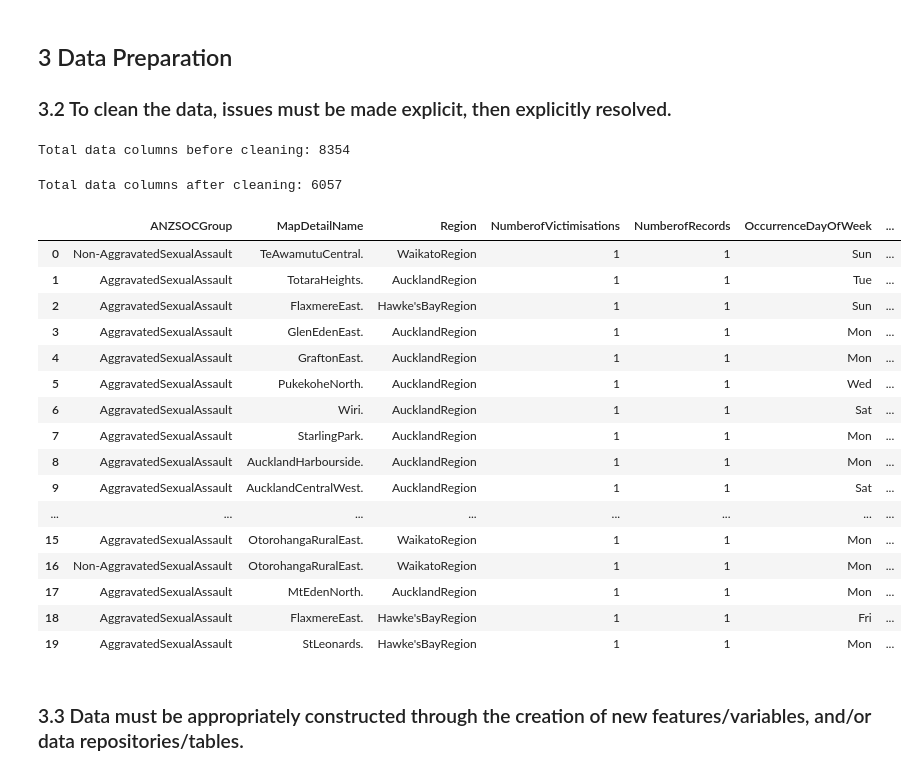
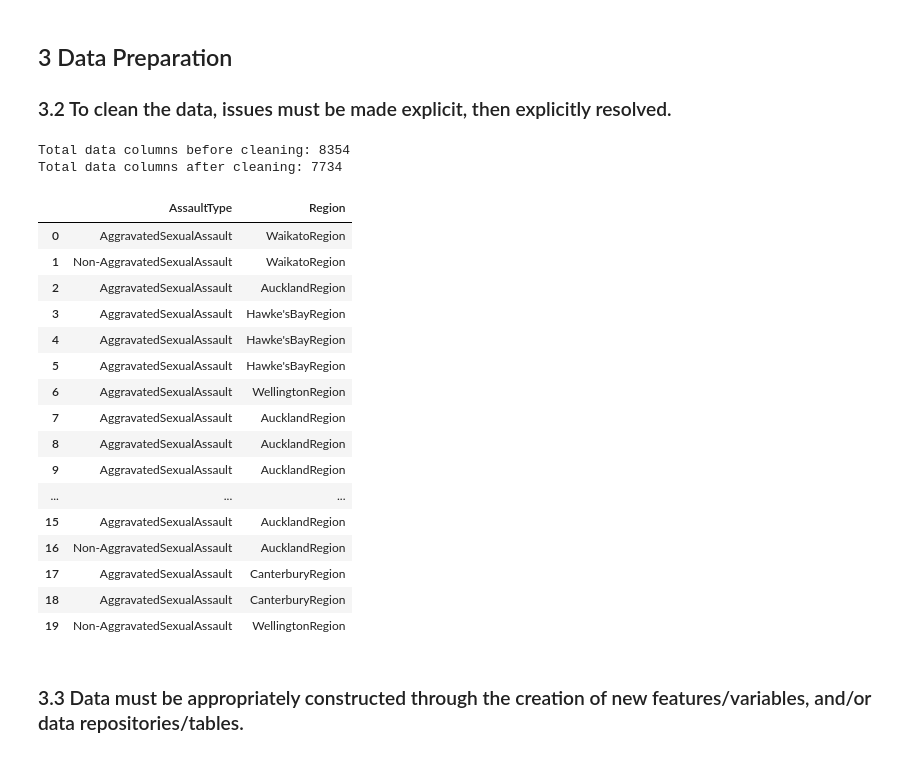
Before and after one commit to 129emma/DataMiningandBigData, a Jupyter notebook: Iteration 4.ipynb, the cells around one changed output. Drawn from its saved outputs; the diff is of its cells as text; code cells hidden in the pictures.

```diff
--- a/Iteration 4.ipynb
+++ b/Iteration 4.ipynb
@@ -74,40 +74,46 @@ Total of Non-AggravatedSexualAssault reports: 2155
 # %% [markdown]
 ## 3 Data  Preparation
 ### 3.2 To clean the data, issues must be made explicit, then explicitly resolved.
-# %%
-# Show orginal columns before cleaning
-print("Total data columns before cleaning:", dataFrame.count())
-# %% [output]
-Total data columns before cleaning: 8354
 # %%
 # Drop null values with their rows
 droppedTable = dataFrame.na.drop()
 # %%
+# Remove the columns that do not need
+dropList = ['MapDetailName','NumberofVictimisations','NumberofRecords','Weapon','OccurrenceDayOfWeek','YearMonth']
+
+newData = droppedTable.select([column for column in droppedTable.columns if column not in dropList])
+
 # Drop rows with UNKOWN occurrenceDayofWeek
-cleanTable = droppedTable.filter(~col('OccurrenceDayOfWeek').isin(['UNKNOWN']))
+# cleanTable = droppedTable.filter(~col('OccurrenceDayOfWeek').isin(['UNKNOWN']))
+# %%
+# Change column name
+cleanData = newData.selectExpr("ANZSOCGroup as AssaultType", 'Region as Region')
 # %%
-# Show columns after cleaning
-print("Total data columns after cleaning:", cleanTable.count())
+# Show columns before & after cleaning
+# Show orginal columns before cleaning
+print("Total data columns before cleaning:", dataFrame.count())
+print("Total data columns after cleaning:", cleanData.count())
 
-pd.DataFrame(cleanTable.take(20), columns=cleanTable.columns)
+pd.DataFrame(newData.take(20), columns=cleanData.columns)
 # %% [output]
-Total data columns after cleaning: 6057
+Total data columns before cleaning: 8354
+Total data columns after cleaning: 7734
-|  | ANZSOCGroup | MapDetailName | Region | NumberofVictimisations | NumberofRecords | OccurrenceDayOfWeek | ... |
-| 0 | Non-AggravatedSexualAssault | TeAwamutuCentral. | WaikatoRegion | 1 | 1 | Sun | ... |
-| 1 | AggravatedSexualAssault | TotaraHeights. | AucklandRegion | 1 | 1 | Tue | ... |
-| 2 | AggravatedSexualAssault | FlaxmereEast. | Hawke'sBayRegion | 1 | 1 | Sun | ... |
-| 3 | AggravatedSexualAssault | GlenEdenEast. | AucklandRegion | 1 | 1 | Mon | ... |
-| 4 | AggravatedSexualAssault | GraftonEast. | AucklandRegion | 1 | 1 | Mon | ... |
-| 5 | AggravatedSexualAssault | PukekoheNorth. | AucklandRegion | 1 | 1 | Wed | ... |
-| 6 | AggravatedSexualAssault | Wiri. | AucklandRegion | 1 | 1 | Sat | ... |
-| 7 | AggravatedSexualAssault | StarlingPark. | AucklandRegion | 1 | 1 | Mon | ... |
-| 8 | AggravatedSexualAssault | AucklandHarbourside. | AucklandRegion | 1 | 1 | Mon | ... |
-| 9 | AggravatedSexualAssault | AucklandCentralWest. | AucklandRegion | 1 | 1 | Sat | ... |
-| ... | ... | ... | ... | ... | ... | ... | ... |
-| 15 | AggravatedSexualAssault | OtorohangaRuralEast. | WaikatoRegion | 1 | 1 | Mon | ... |
-| 16 | Non-AggravatedSexualAssault | OtorohangaRuralEast. | WaikatoRegion | 1 | 1 | Mon | ... |
-| 17 | AggravatedSexualAssault | MtEdenNorth. | AucklandRegion | 1 | 1 | Mon | ... |
-| 18 | AggravatedSexualAssault | FlaxmereEast. | Hawke'sBayRegion | 1 | 1 | Fri | ... |
-| 19 | AggravatedSexualAssault | StLeonards. | Hawke'sBayRegion | 1 | 1 | Mon | ... |
+|  | AssaultType | Region |
+| 0 | AggravatedSexualAssault | WaikatoRegion |
+| 1 | Non-AggravatedSexualAssault | WaikatoRegion |
+| 2 | AggravatedSexualAssault | AucklandRegion |
+| 3 | AggravatedSexualAssault | Hawke'sBayRegion |
+| 4 | AggravatedSexualAssault | Hawke'sBayRegion |
+| 5 | AggravatedSexualAssault | Hawke'sBayRegion |
+| 6 | AggravatedSexualAssault | WellingtonRegion |
+| 7 | AggravatedSexualAssault | AucklandRegion |
+| 8 | AggravatedSexualAssault | AucklandRegion |
+| 9 | AggravatedSexualAssault | AucklandRegion |
+| ... | ... | ... |
+| 15 | AggravatedSexualAssault | AucklandRegion |
+| 16 | Non-AggravatedSexualAssault | AucklandRegion |
+| 17 | AggravatedSexualAssault | CanterburyRegion |
+| 18 | AggravatedSexualAssault | CanterburyRegion |
+| 19 | Non-AggravatedSexualAssault | WellingtonRegion |
 # %% [markdown]
 ### 3.3 Data must be appropriately constructed through the creation of new features/variables, and/or data repositories/tables.
```
Also changed, not shown: parts of 8 cells of this notebook.
